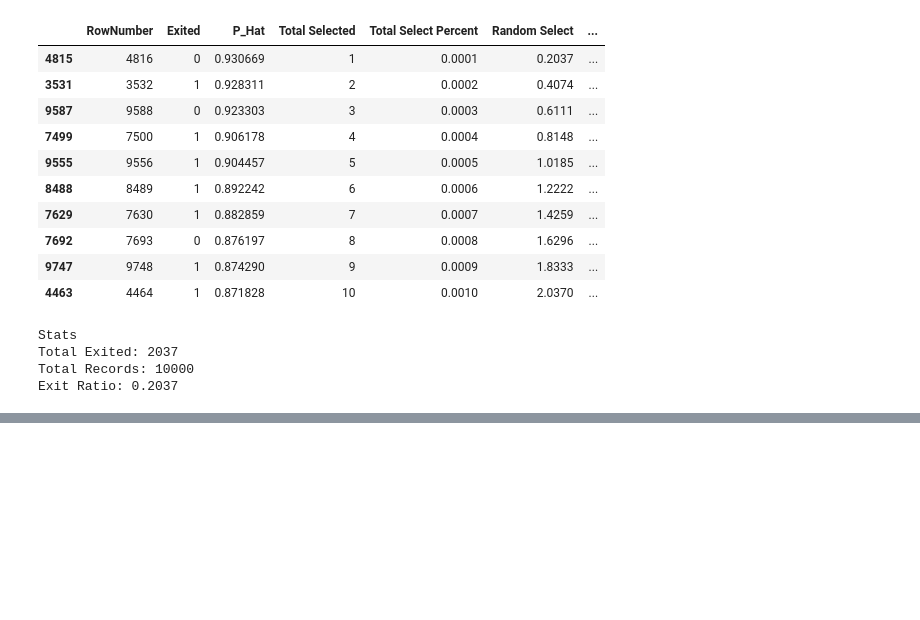
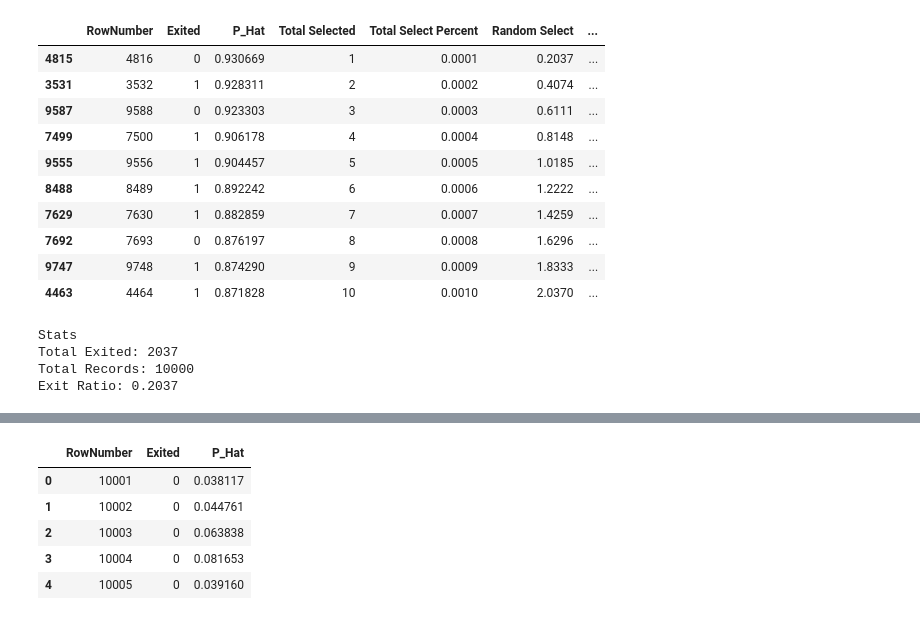
Before and after one commit to yaskyj/data-practice, a Jupyter notebook: Geodemographic Model.ipynb, the cells around one changed output, grey strips where cells are left out. Cells and saved outputs as stored; diff of their text form; code cells hidden in the pictures; blank space fills up the shorter version.

```diff
--- a/Geodemographic Model.ipynb
+++ b/Geodemographic Model.ipynb
@@ -351,0 +360,13 @@ show(p)
+# %%
+test_X = test[['Age', 'Log_Balance', 'CreditScore', 'Germany', 'IsActiveMember', 'Female', 'NumOfProducts', 'Tenure']]
+test_X = sm.add_constant(test_X)
+testpredictions = pd.DataFrame(results6.predict(test_X))
+testpredictions.columns = ['P_Hat']
+test_forecast = pd.concat([test[['RowNumber', 'Exited']], testpredictions], axis=1)
+# %% [output]
+|  | RowNumber | Exited | P_Hat |
+| 0 | 10001 | 0 | 0.038117 |
+| 1 | 10002 | 0 | 0.044761 |
+| 2 | 10003 | 0 | 0.063838 |
+| 3 | 10004 | 0 | 0.081653 |
+| 4 | 10005 | 0 | 0.039160 |
```
Also changed, not shown: parts of 11 cells of this notebook.
